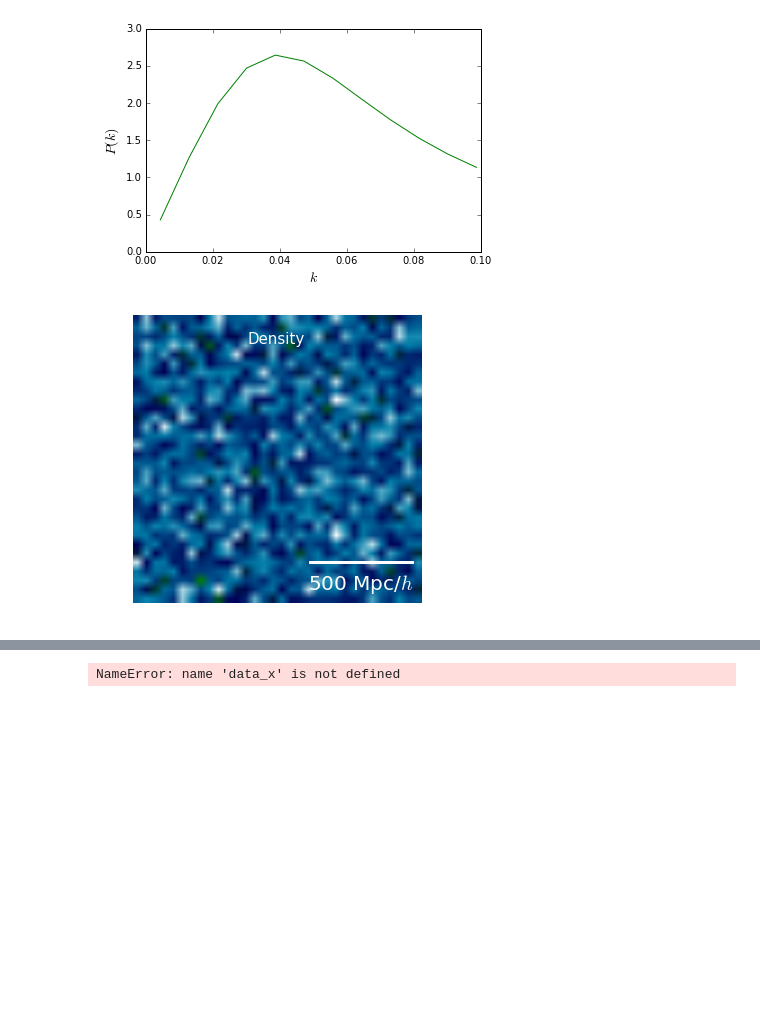
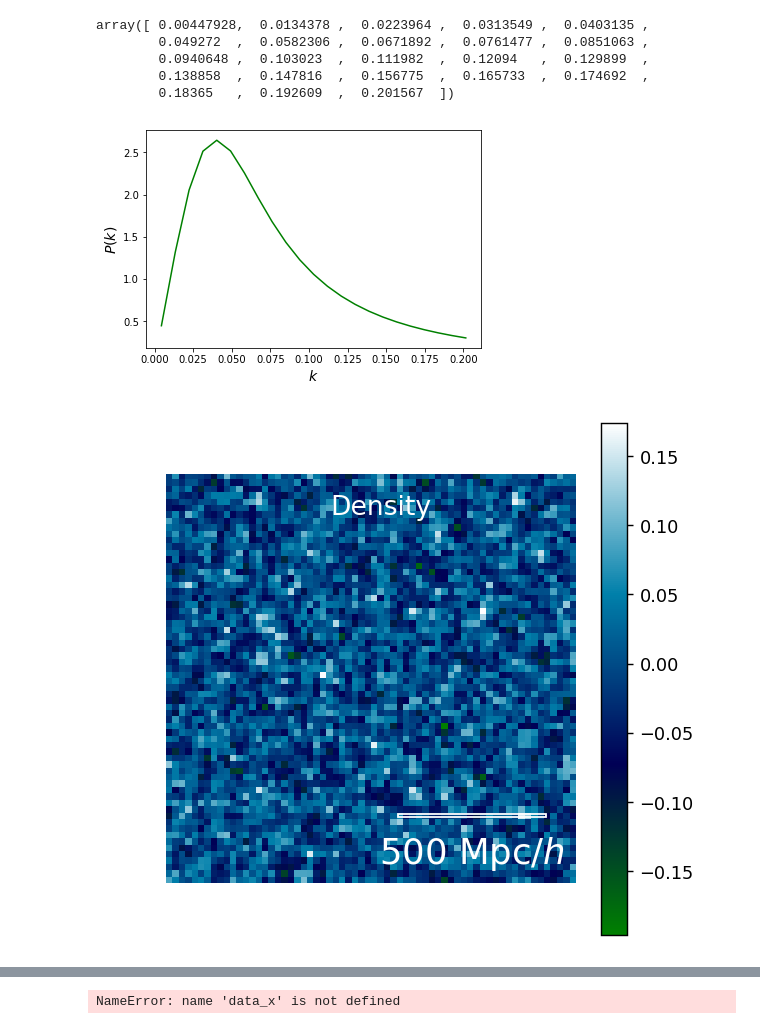
Before and after one commit to bhorowitz/weak_lensing, a Jupyter notebook: lin_2d.ipynb, the cells around one changed output, grey strips where cells are left out. Drawn from its saved outputs; the diff is of its cells as text; code cells hidden in the pictures; blank space fills up the shorter version.

```diff
--- a/lin_2d.ipynb
+++ b/lin_2d.ipynb
@@ -2,0 +7,3 @@
+# %%
+folder = "build2/bin/"
+#folder = "build4/bin/lin_1/"
@@ -18,6 +56,14 @@ plt.loglog()
 # %%
-folder = 'build/test_64_new/'
+#folder = 'build/test_64_new/'
 k_bins = np.loadtxt('%sk_bins.txt' % folder)
+# %%
+k_bins
+# %% [output]
+array([ 0.00447928,  0.0134378 ,  0.0223964 ,  0.0313549 ,  0.0403135 ,
+        0.049272  ,  0.0582306 ,  0.0671892 ,  0.0761477 ,  0.0851063 ,
+        0.0940648 ,  0.103023  ,  0.111982  ,  0.12094   ,  0.129899  ,
+        0.138858  ,  0.147816  ,  0.156775  ,  0.165733  ,  0.174692  ,
+        0.18365   ,  0.192609  ,  0.201567  ])
 # %%
 actual_ps = np.loadtxt('%sactual_ps.txt' % folder)
 plt.plot(k_bins, actual_ps, 'g')
@@ -26,11 +72,11 @@ plt.ylabel('$P(k)$', fontsize = 14)
 #plt.loglog()
 plt.savefig('pk_64.eps')
 # %% [output]
-[figure, old version]
+[figure, new version]
 # %%
 from mpl_toolkits.axes_grid1.anchored_artists import AnchoredSizeBar
 
-def plot_image(matrix, cmap = cm.ocean, sizebar = True, text = '', colorbar = False, useAx = None, text_start_pos = 0.4):
+def plot_image(matrix, cmap = cm.ocean, sizebar = True, text = '', colorbar = True, useAx = None, text_start_pos = 0.4):
     N = int(np.sqrt(len(matrix)))
     matrix = matrix.reshape([N, N])
 
@@ -52,34 +98,34 @@ def plot_image(matrix, cmap = cm.ocean, sizebar = True, text = '', colorbar = Fa
                              '500 Mpc/$h$',
                              loc=4,
                              pad=0.1, borderpad=0.5, sep=10,
                              frameon=False, color = 'white', size_vertical = 10)
 
     fontsize = 20
     color = 'white'
     if color is not None:
         for r in asb.size_bar.findobj(Rectangle):
             r.set_edgecolor(color)
         for t in asb.txt_label.findobj(Text):
             t.set_color(color)
     if fontsize is not None:
         for t in asb.txt_label.findobj(Text):
             t.set_fontsize(fontsize)
 
     if sizebar:
         ax.add_artist(asb)
 
     if text != '':
         ax.text(text_start_pos, 0.9, text, color = 'white', fontsize = 15, transform = ax.transAxes)
 
     return ax, im
 
 
 delta_x = np.fromfile('%sdeltax2.dat' % folder, dtype='f8')
 plot_image(delta_x, text = 'Density')
 #colorbar()
 savefig('data_clean.png', dpi = 128)
 # %% [output]
-[figure, old version]
+[figure, new version]
 # %%
 gamma1 = np.fromfile('%sdata_gamma1.dat' % folder, dtype='f8')
 plot_image(gamma1, text = "Shear 1")
```
Also changed, not shown: parts of 70 cells of this notebook, 3 other files.
